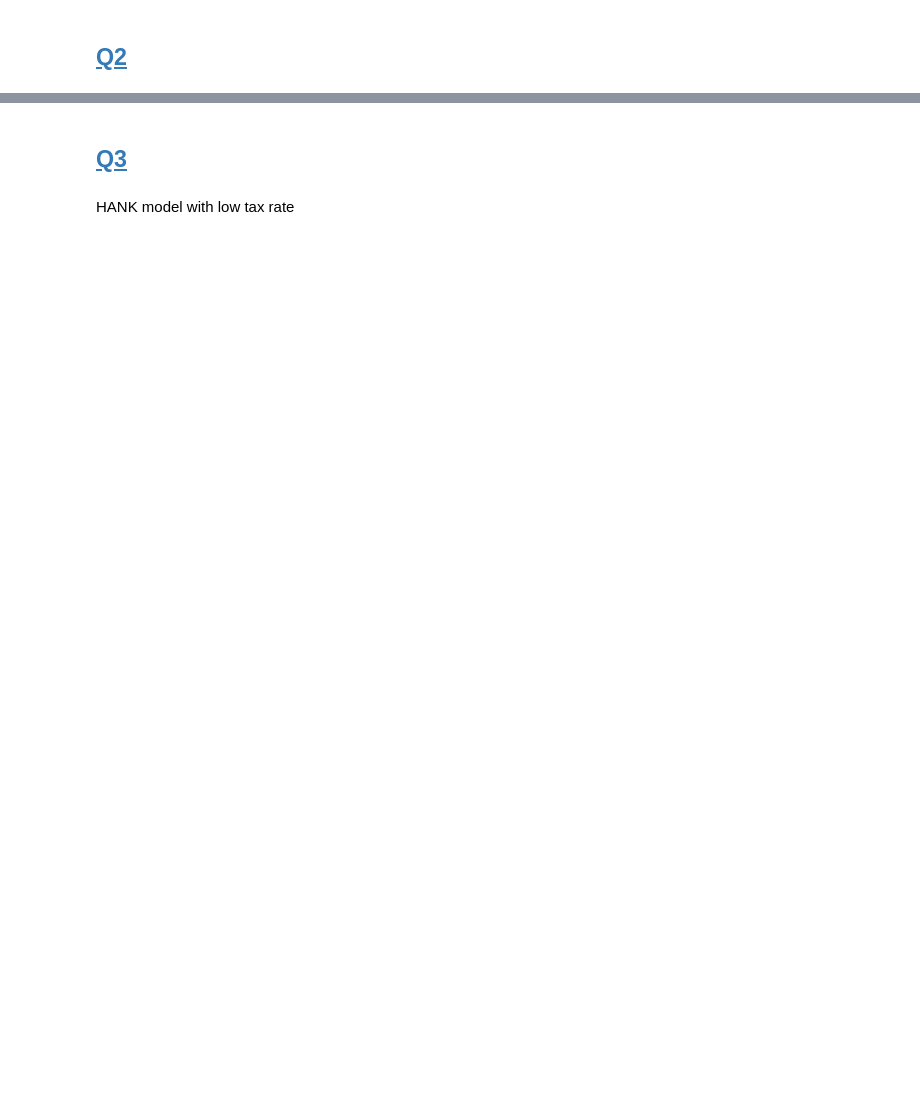
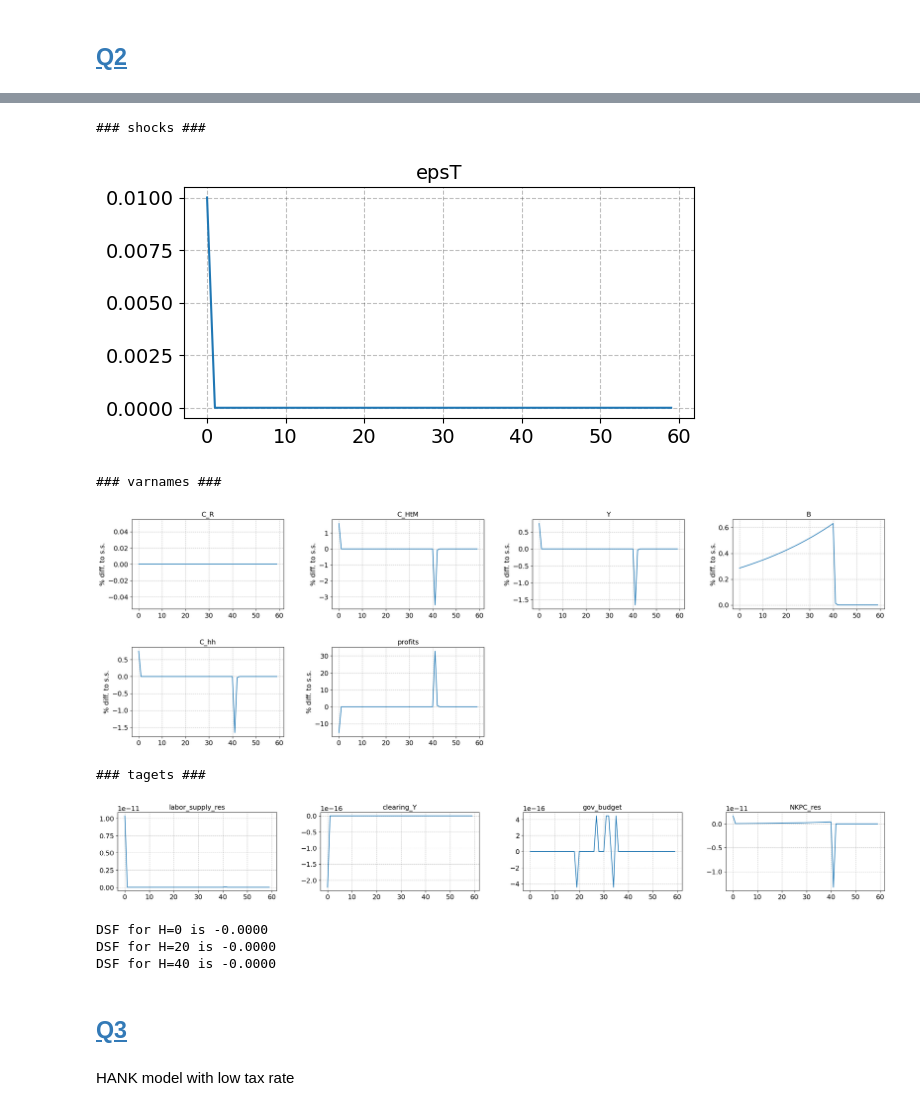
Before and after one commit to danililo/AdvMacroHet, a Jupyter notebook: Assignments/Assignment II/HANK/HANK.ipynb, the cells around one changed output, grey strips where cells are left out. Saved outputs shown, nothing was run; the diff lists cells and outputs as text; code cells hidden in the pictures; blank space fills up the shorter version.

```diff
--- a/Assignments/Assignment II/HANK/HANK.ipynb
+++ b/Assignments/Assignment II/HANK/HANK.ipynb
@@ -107,0 +111,9 @@ model_TANK.test_path() # Remember: You need to update blocks.py for the TANK mod
+# %%
+tank = create_model(name='TANK', par={'HH_type' : 'TANK'})
+tank.par.beta = 1/(1+hank.ss.r)
+tank.par.B_target_ss = hank.ss.B
+
+tank.find_ss(calibrate=False, do_print=False)
+tank.compute_jacs(do_print=False)
+tank.test_path()
+tank.find_transition_path(shocks=['epsT'],do_print=False, do_end_check=False)
@@ -108,3 +138,18 @@ model_TANK.test_path() # Remember: You need to update blocks.py for the TANK mod
+# %%
+tank.show_IRFs(['C_R', 'C_HtM', 'Y', 'B', 'C_hh', 'profits', ], lvl_value=['epsT'], T_max=60)
+# %% [output]
+### shocks ###
+[figure, added]
+### varnames ###
+[figure, added]
+### tagets ###
+[figure, added]
+# %%
+tank_H, DSF_tank = compute_DSF(tank)
+# %% [output]
+DSF for H=0 is -0.0000
+DSF for H=20 is -0.0000
+DSF for H=40 is -0.0000
 # %% [markdown]
 ## <a id='toc1_3_'></a>[Q3](#toc0_)
 # %% [markdown]
```
Also changed, not shown: parts of 27 cells of this notebook, 12 other files.
